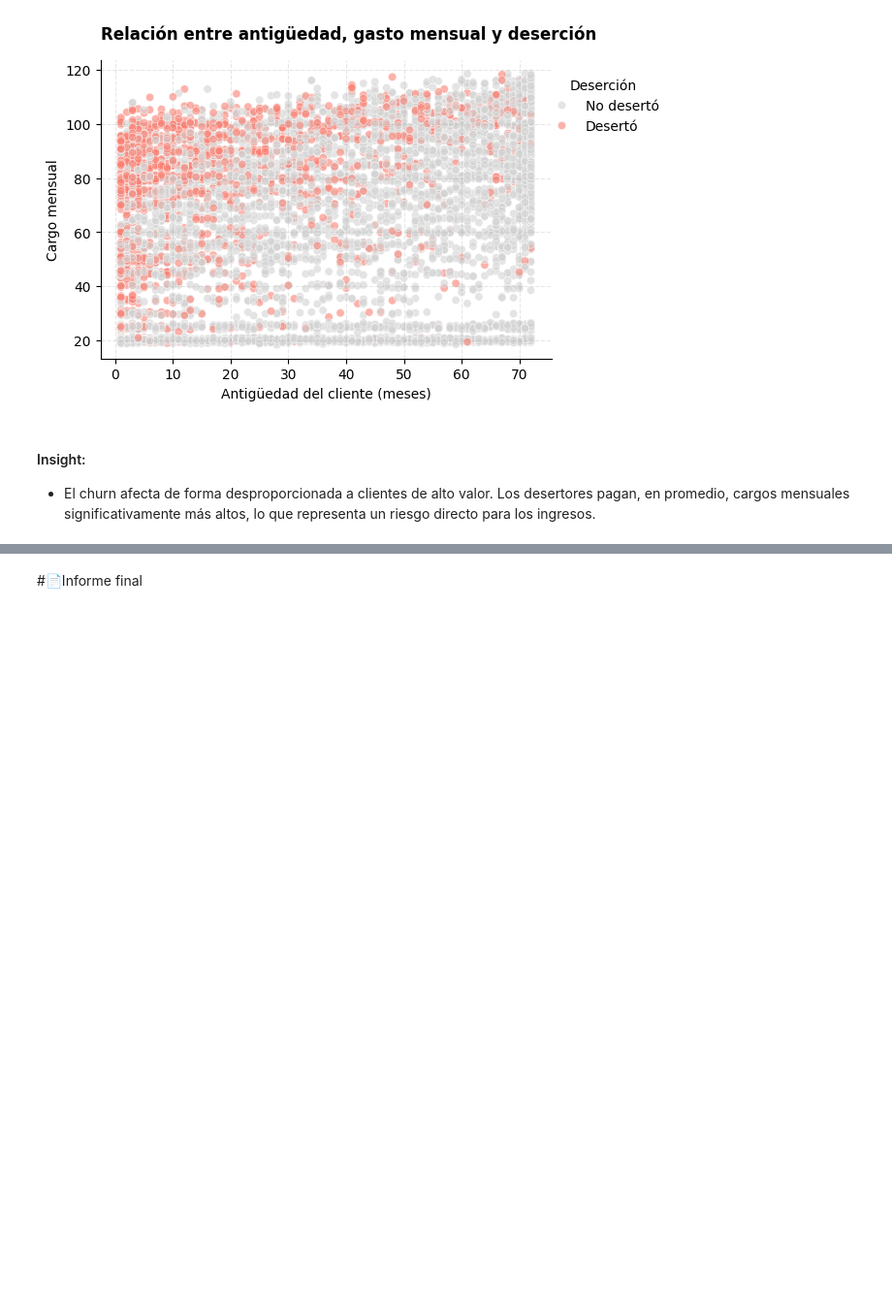
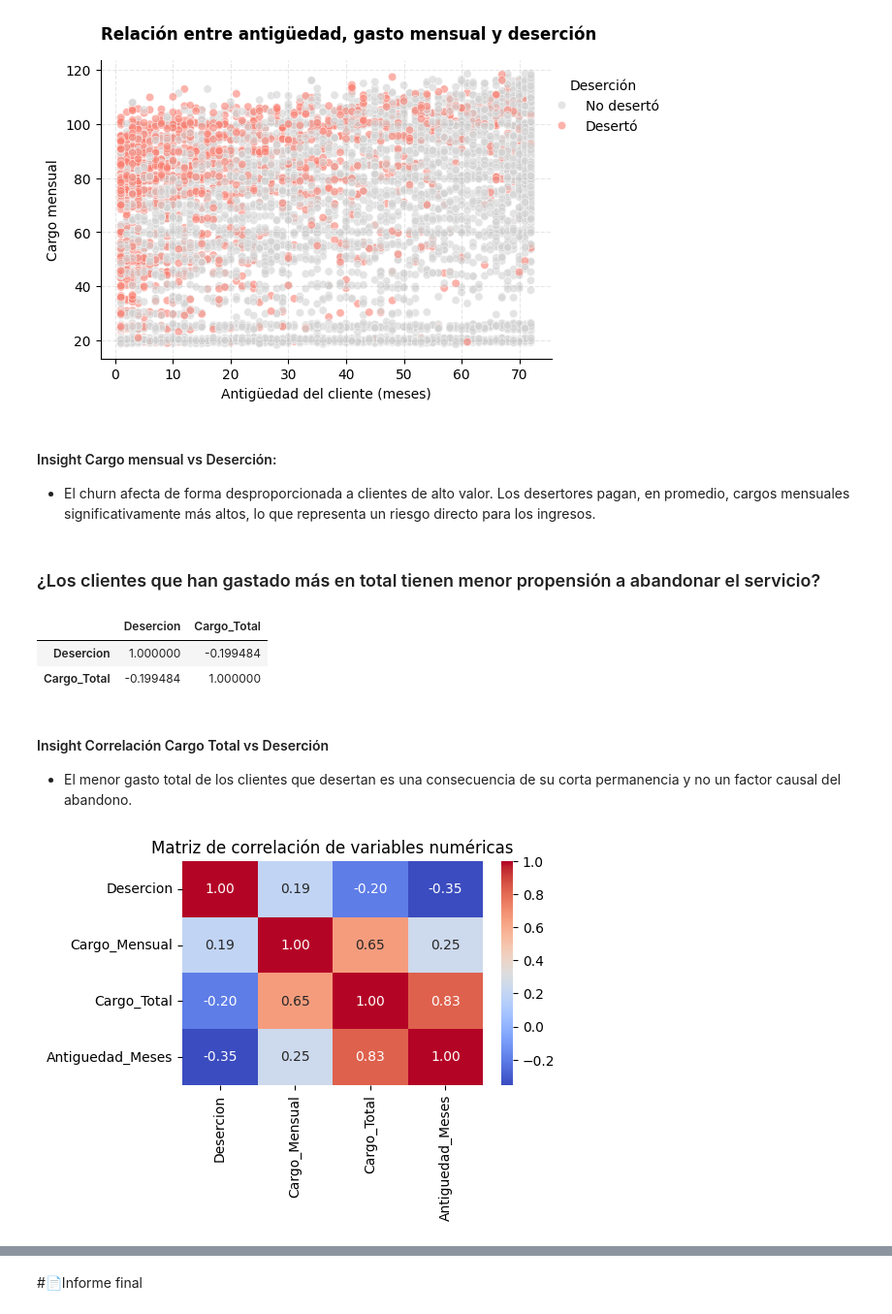
Before and after one commit to EddersonPR/challenge-telecom-x, a Jupyter notebook: TelecomX_LATAM.ipynb, the cells around one changed output, grey strips where cells are left out. Shown at 97% size. Drawn from its saved outputs; the diff is of its cells as text; code cells hidden in the pictures; blank space fills up the shorter version.

```diff
--- a/TelecomX_LATAM.ipynb
+++ b/TelecomX_LATAM.ipynb
@@ -1854,5 +1859,36 @@ plt.show()
 # %% [output]
 [figure]
 # %% [markdown]
-#### Insight:
+#### Insight Cargo mensual vs Deserción:
 - El churn afecta de forma desproporcionada a clientes de alto valor. Los desertores pagan, en promedio, cargos mensuales significativamente más altos, lo que representa un riesgo directo para los ingresos.
+# %% [markdown]
+### ¿Los clientes que han gastado más en total tienen menor propensión a abandonar el servicio?
+# %%
+df[['Desercion','Cargo_Total']].corr()
+# %% [output]
+|  | Desercion | Cargo_Total |
+| Desercion | 1.000000 | -0.199484 |
+| Cargo_Total | -0.199484 | 1.000000 |
+# %% [markdown]
+#### Insight Correlación Cargo Total vs Deserción
+- El menor gasto total de los clientes que desertan es una consecuencia de su corta permanencia y no un factor causal del abandono.
+# %%
+vars_numericas = df[[
+    'Desercion',
+    'Cargo_Mensual',
+    'Cargo_Total',
+    'Antiguedad_Meses'
+]]
+
+plt.figure(figsize=(5,3))
+sns.heatmap(
+    vars_numericas.corr(),
+    annot=True,
+    cmap='coolwarm',
+    fmt='.2f'
+)
+
+plt.title('Matriz de correlación de variables numéricas')
+plt.show()
+# %% [output]
+[figure, added]
```
Also changed, not shown: parts of 21 cells of this notebook.
